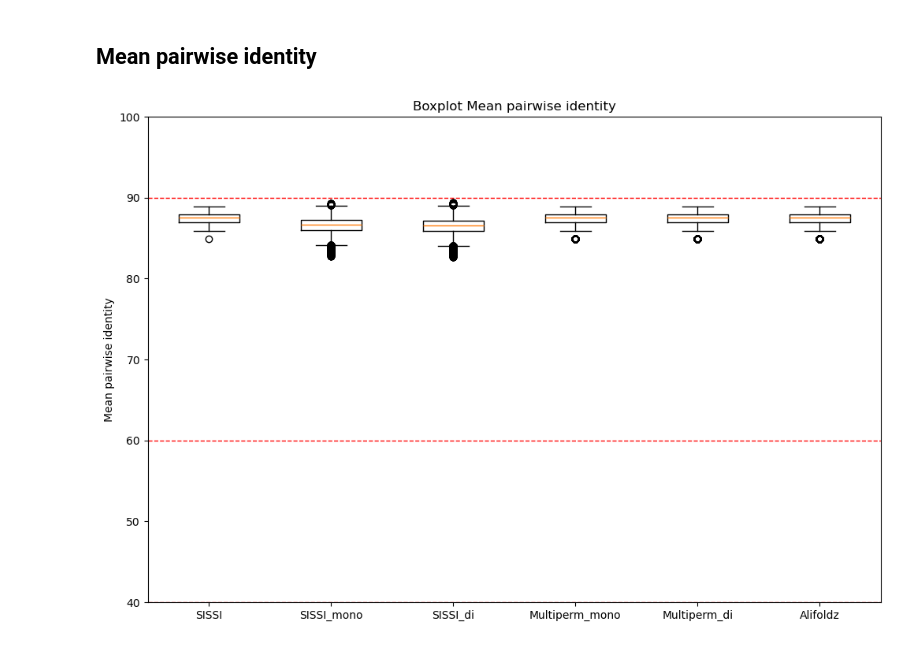
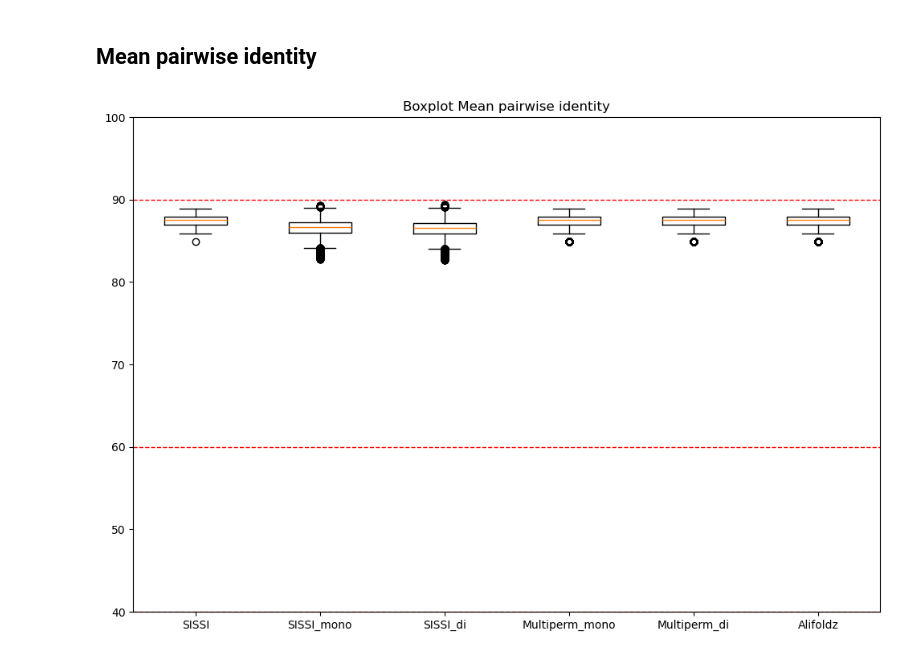
Before and after one commit to Faragas91/Masterarbeit, a Jupyter notebook: Scripts/RNAz_analyze.ipynb, the cells around one changed output. Cells and saved outputs as stored; diff of their text form; code cells hidden in the pictures.

```diff
--- a/Scripts/RNAz_analyze.ipynb
+++ b/Scripts/RNAz_analyze.ipynb
@@ -312,18 +308,17 @@ plt.show()
 # %%
 dataframes = [new_df_sissi, new_df_sissiz_mono, new_df_sissiz_di, new_df_multiperm_mono, new_df_multiperm_di, new_df_alifoldz]
 labels = ['SISSI', 'SISSI_mono', 'SISSI_di', 'Multiperm_mono', 'Multiperm_di', 'Alifoldz']
 data = [df['Mean pairwise identity'] for df in dataframes]
 thresholds = [40, 60, 90]
 
 plt.figure(figsize=(12, 8))
 plt.boxplot(data, labels=labels)
 
 for t in thresholds:
     plt.axhline(y=t, color='red', linestyle='--', linewidth=1, label=f'Threshold {t}')
 
 plt.ylim(40, 100)
 plt.title('Boxplot Mean pairwise identity')
-plt.ylabel('Mean pairwise identity')
 plt.show()
 # %% [output]
-[figure, old version]
+[figure, new version]
```
Also changed, not shown: parts of 5 cells of this notebook, 44 other files.
